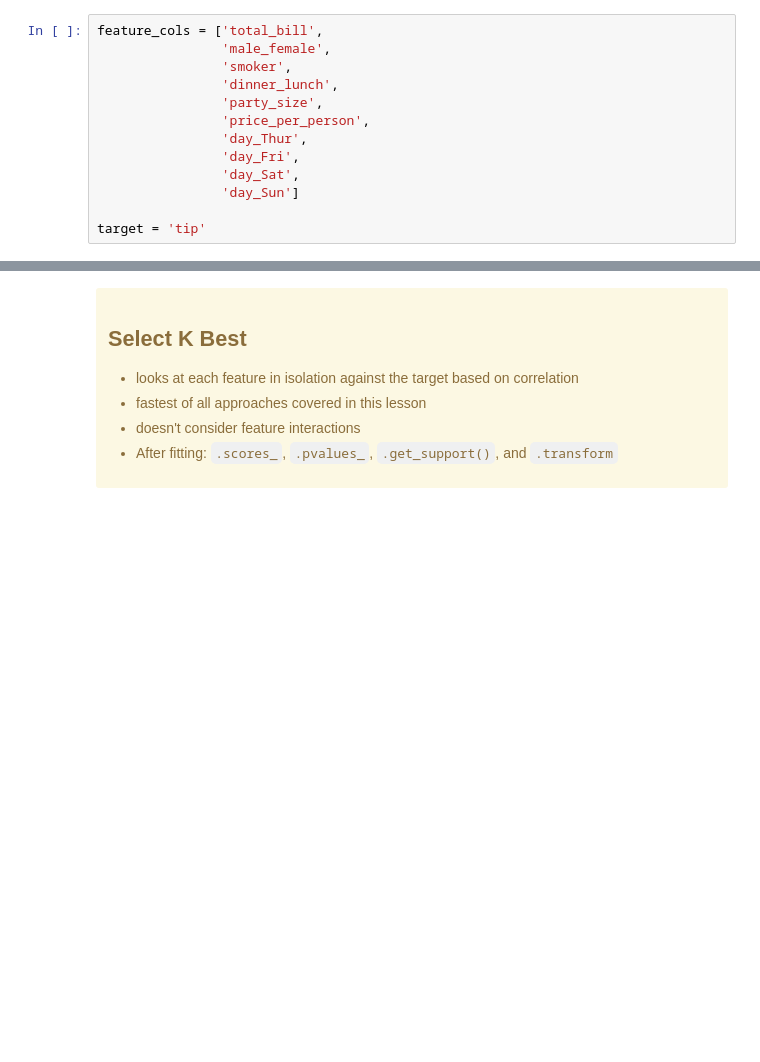
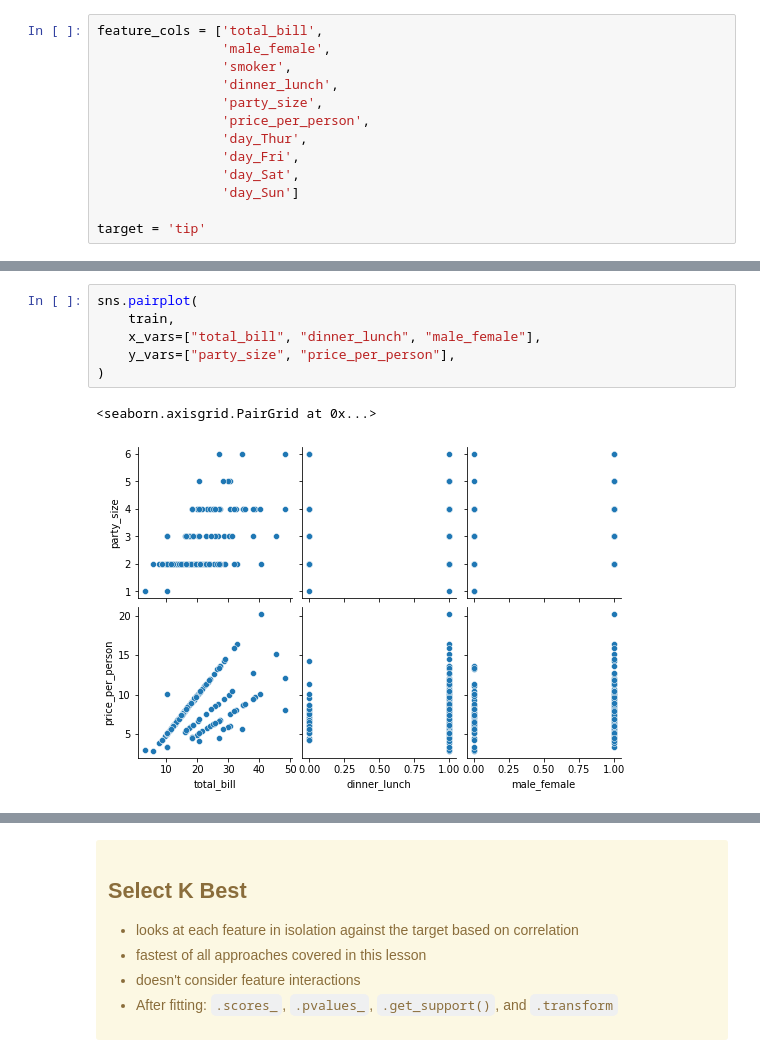
Before and after one commit to QMCBT-JustinEvans/regression-exercises, a Jupyter notebook: feature_engineering.ipynb, the cells around one changed output, grey strips where cells are left out. Drawn from its saved outputs; the diff is of its cells as text; blank space fills up the shorter version.

```diff
--- a/feature_engineering.ipynb
+++ b/feature_engineering.ipynb
@@ -380,0 +428,9 @@ NameError: name 'train' is not defined
+# %%
+sns.pairplot(
+    train,
+    x_vars=["total_bill", "dinner_lunch", "male_female"],
+    y_vars=["party_size", "price_per_person"],
+)
+# %% [output]
+<seaborn.axisgrid.PairGrid at 0x...>
+[figure, added]
```
Also changed, not shown: parts of 44 cells of this notebook, 4 other files.
